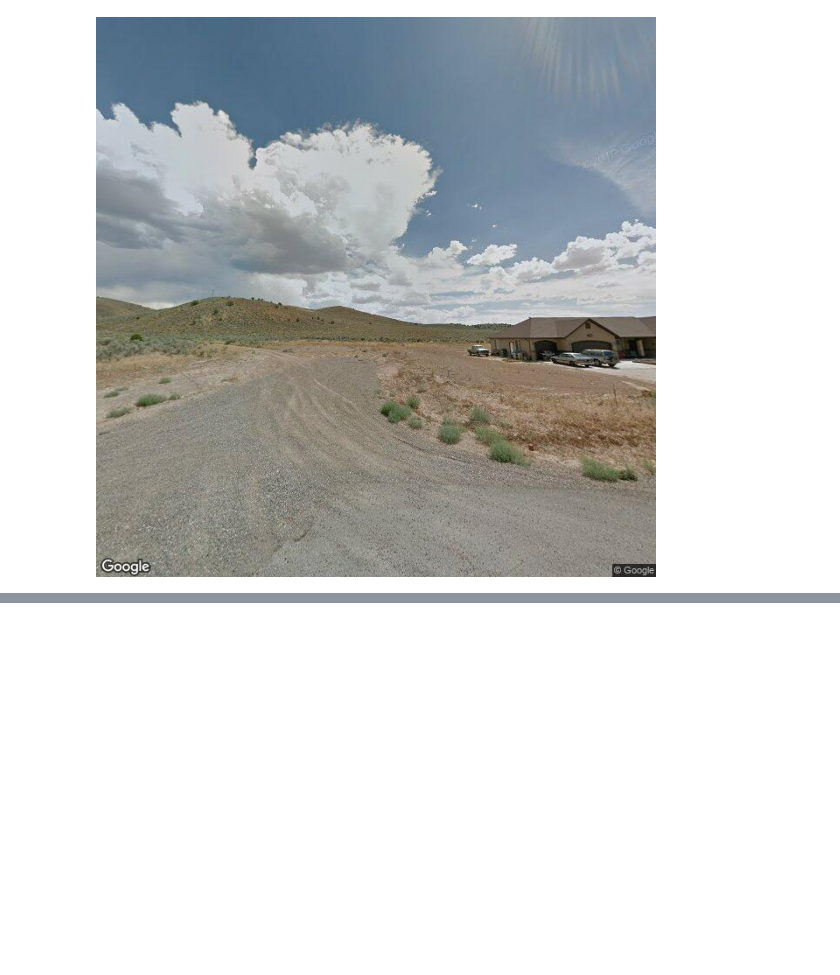
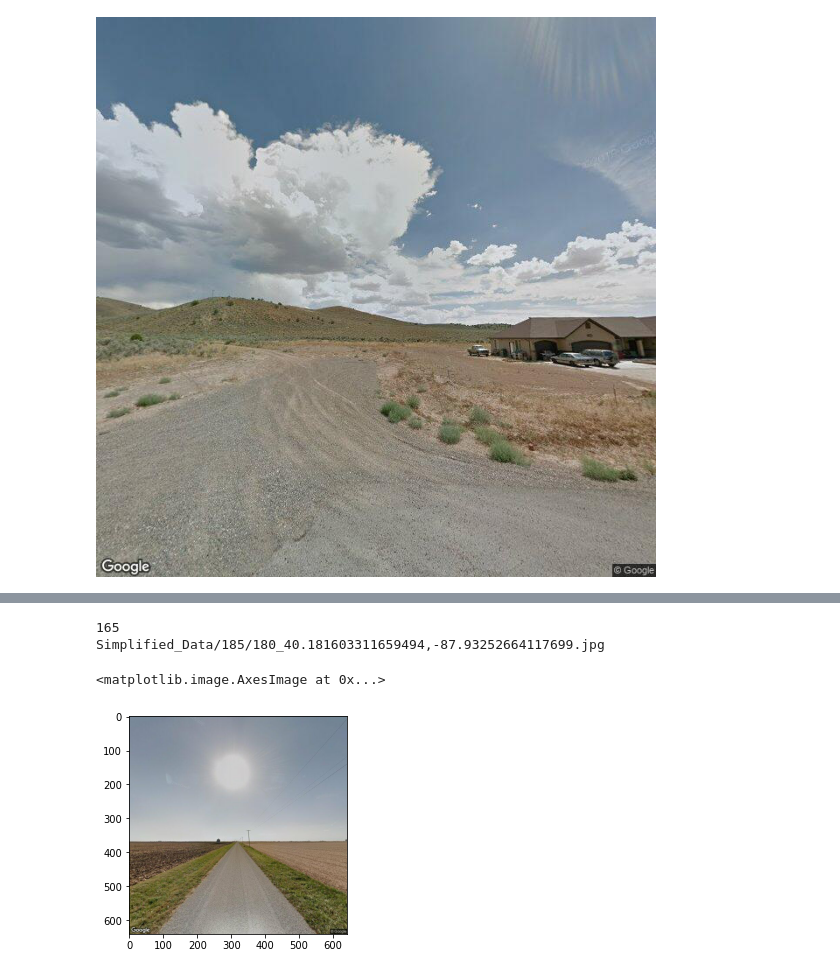
Before and after one commit to ShaneW-18/-Geoguessr-AI, a Jupyter notebook: Model/cnn.ipynb, the cells around one changed output, grey strips where cells are left out. Saved outputs shown, nothing was run; the diff lists cells and outputs as text; code cells hidden in the pictures; blank space fills up the shorter version.

```diff
--- a/Model/cnn.ipynb
+++ b/Model/cnn.ipynb
@@ -149,5 +163,5 @@ INFO:tensorflow:Assets written to: Backups_1.2/Backup_2/assets
 # %%
-model =  tf.keras.models.load_model('cnnmodel_1.2.model')
+model =  tf.keras.models.load_model('cnnmodel_1.1.model')
 # %%
 from numpy import asarray
 
@@ -168,9 +192,14 @@ print(predictions)
 # %%
 from matplotlib.figure import Figure as fig
 
-print(np.argmax(predictions[15]))
-print(x_test_filenames[15])
-plt.imshow(test_data[15])
+print(np.argmax(predictions[4]))
+print(x_test_filenames[4])
+plt.imshow(test_data[4])
+# %% [output]
+165
+Simplified_Data/185/180_40.181603311659494,-87.93252664117699.jpg
+<matplotlib.image.AxesImage at 0x...>
+[figure, added]
 # %%
 from shapely.geometry import Polygon, Point
 
```
Also changed, not shown: parts of 6 cells of this notebook.
